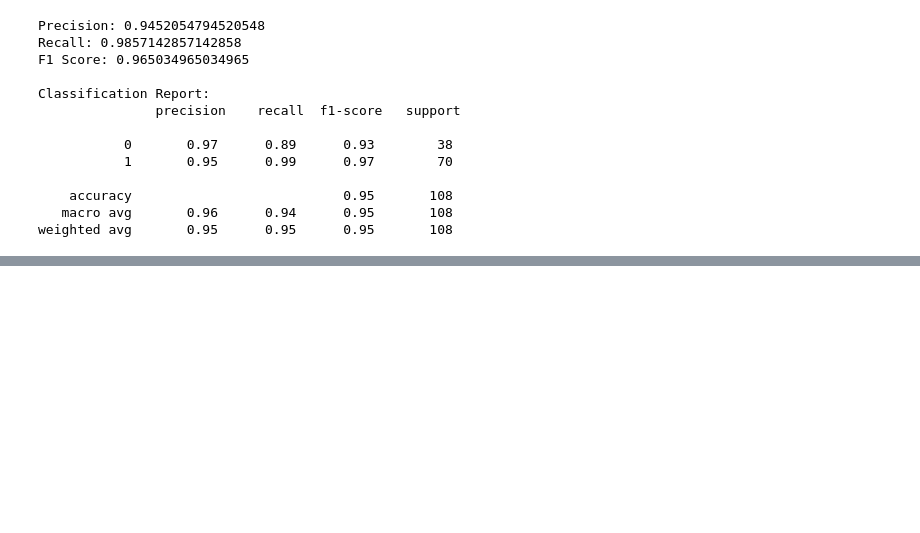
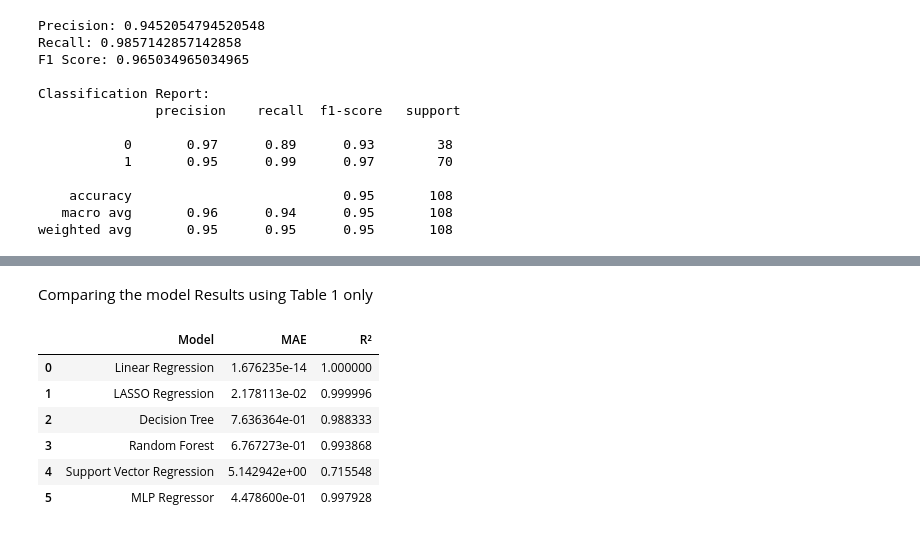
Before and after one commit to Clarkson-Applied-Data-Science/2026_01_ia690_jimu_capstone, a Jupyter notebook: Data preprocessing.ipynb, the cells around one changed output, grey strips where cells are left out. Cells and saved outputs as stored; diff of their text form; code cells hidden in the pictures; blank space fills up the shorter version.

```diff
--- a/Data preprocessing.ipynb
+++ b/Data preprocessing.ipynb
@@ -146,0 +214,47 @@ weighted avg       0.95      0.95      0.95       108
+# %% [markdown]
+Comparing the model Results using Table 1 only
+# %%
+from sklearn.model_selection import train_test_split
+from sklearn.metrics import mean_absolute_error, r2_score
+from sklearn.linear_model import LinearRegression, Lasso
+from sklearn.tree import DecisionTreeRegressor
+from sklearn.ensemble import RandomForestRegressor
+from sklearn.svm import SVR
+from sklearn.neural_network import MLPRegressor
+import pandas as pd
+
+X_train, X_test, y_train, y_test = train_test_split(
+    X, y, test_size=0.2, random_state=42
+)
+
+models = {
+    "Linear Regression": LinearRegression(),
+    "LASSO Regression": Lasso(alpha=0.1),
+    "Decision Tree": DecisionTreeRegressor(random_state=42),
+    "Random Forest": RandomForestRegressor(n_estimators=100, random_state=42),
+    "Support Vector Regression": SVR(),
+    "MLP Regressor": MLPRegressor(hidden_layer_sizes=(50, 50), max_iter=500, random_state=42)
+}
+
+results = []
+
+for name, model in models.items():
+    model.fit(X_train, y_train)
+    preds = model.predict(X_test)
+
+    results.append({
+        "Model": name,
+        "MAE": mean_absolute_error(y_test, preds),
+        "R²": r2_score(y_test, preds)
+    })
+
+results_df = pd.DataFrame(results)
+results_df
+# %% [output]
+|  | Model | MAE | R² |
+| 0 | Linear Regression | 1.676235e-14 | 1.000000 |
+| 1 | LASSO Regression | 2.178113e-02 | 0.999996 |
+| 2 | Decision Tree | 7.636364e-01 | 0.988333 |
+| 3 | Random Forest | 6.767273e-01 | 0.993868 |
+| 4 | Support Vector Regression | 5.142942e+00 | 0.715548 |
+| 5 | MLP Regressor | 4.478600e-01 | 0.997928 |
```
Also changed, not shown: parts of 4 cells of this notebook, 5 other files.
